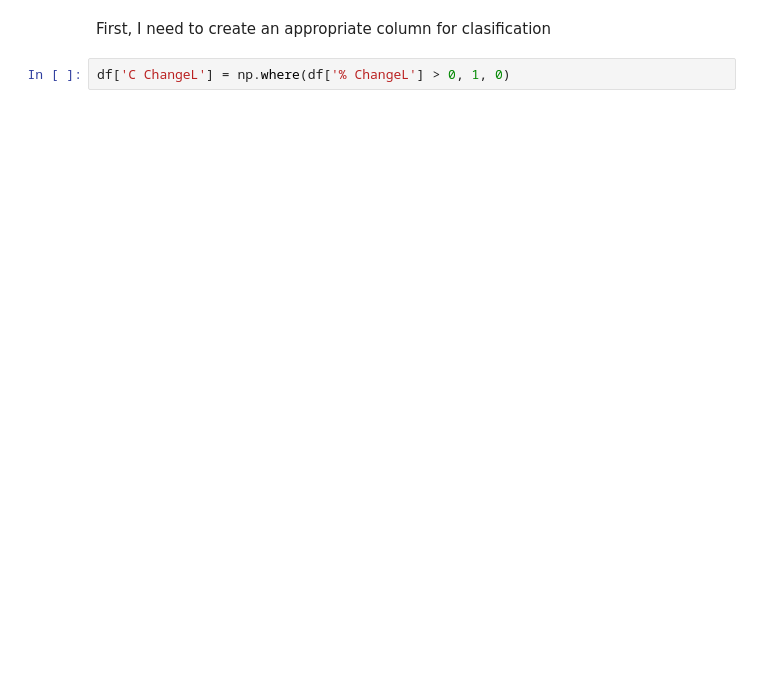
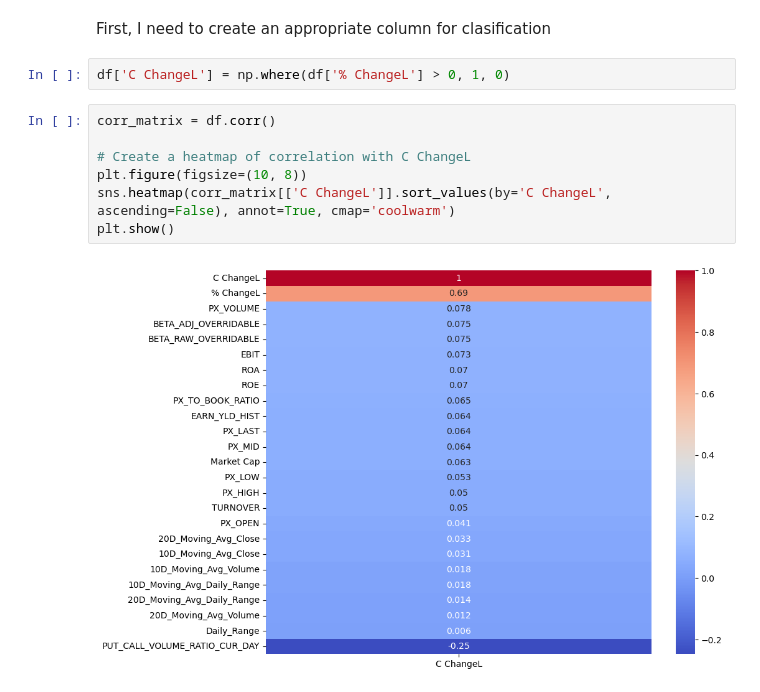
Before and after one commit to raresmanta/StockReturnPredictionProject, a Jupyter notebook: Project.ipynb, the cells around one changed output. Cells and saved outputs as stored; diff of their text form; blank space fills up the shorter version.

```diff
--- a/Project.ipynb
+++ b/Project.ipynb
@@ -291,3 +292,12 @@ It is worth noting that XGBoost has a very large difference between the Train R2
 First, I need to create an appropriate column for clasification
 # %%
 df['C ChangeL'] = np.where(df['% ChangeL'] > 0, 1, 0)
+# %%
+corr_matrix = df.corr()
+
+# Create a heatmap of correlation with C ChangeL
+plt.figure(figsize=(10, 8))
+sns.heatmap(corr_matrix[['C ChangeL']].sort_values(by='C ChangeL', ascending=False), annot=True, cmap='coolwarm')
+plt.show()
+# %% [output]
+[figure, added]
```
Also changed, not shown: parts of 19 cells of this notebook.
